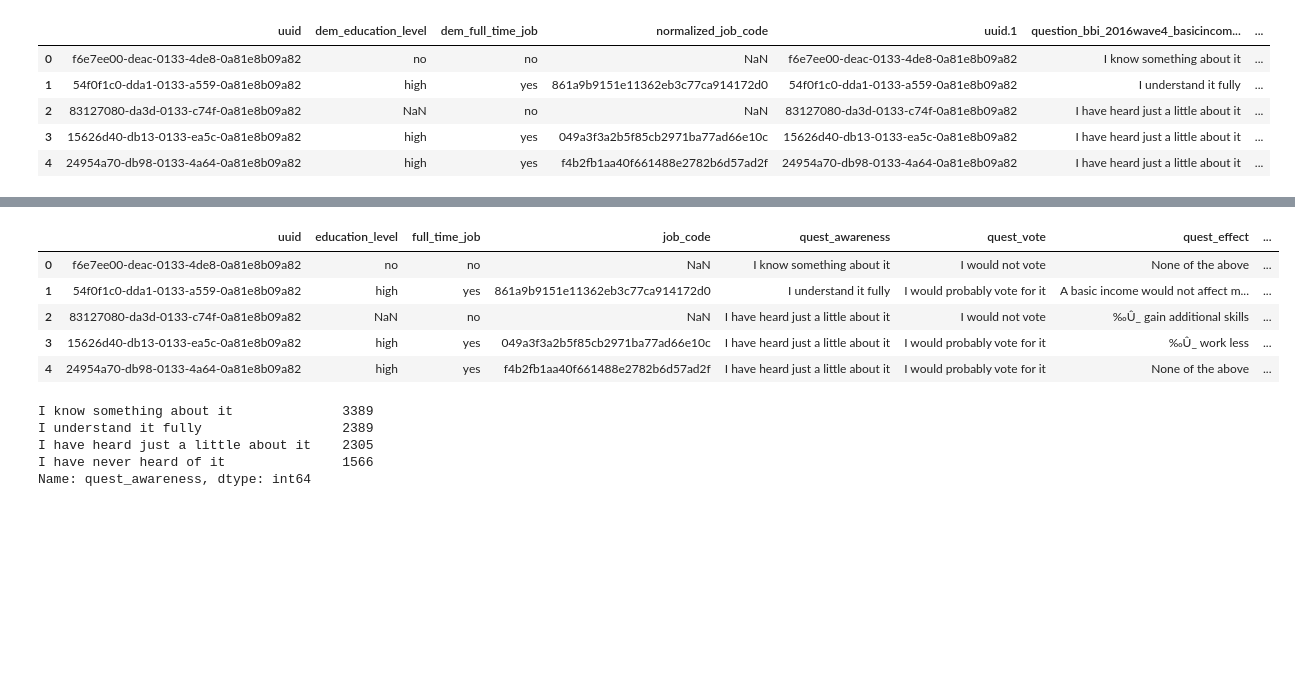
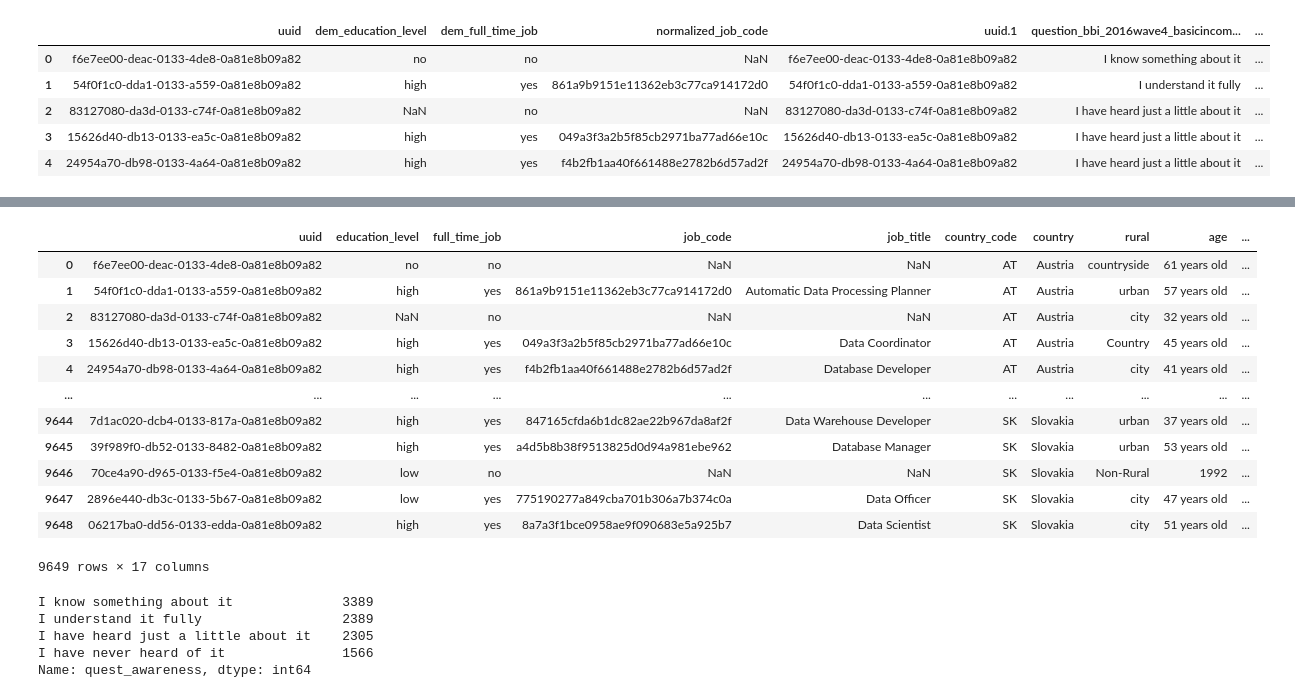
Before and after one commit to juankmp/Project_1_0420_JuanMunoz, a Jupyter notebook: notebooks/wrangling.ipynb, the cells around one changed output, grey strips where cells are left out. Drawn from its saved outputs; the diff is of its cells as text; code cells hidden in the pictures; blank space fills up the shorter version.

```diff
--- a/notebooks/wrangling.ipynb
+++ b/notebooks/wrangling.ipynb
@@ -34,36 +57,48 @@ new_names_list = ['uuid','education_level','full_time_job','job_code',
 'age',
 'gender',
 'has_children',
-'age_group']
+'age_group',
+'job_title',
+'job_title_normalized',
+'country',
+'population']
 
 df_all.columns = new_names_list
-
-
-#filtering data needed
-
-filter_list = ['uuid','education_level','full_time_job','job_code',
-'quest_awareness',
-'quest_vote',
-'quest_effect',
-'quest_arguments_for',
-'quest_arguments_against',
-'country_code',
-'rural',
-'age',
-'gender',
-'has_children',
-'age_group']
-
-df_all = df_all[filter_list]
+# %%
+#filtering data needed
+
+filter_list = ['uuid','education_level','full_time_job','job_code',
+'job_title',
+'country_code',
+'country',
+'rural',
+'age',
+'gender',
+'has_children',
+'age_group',
+'quest_awareness',
+'quest_vote',
+'quest_effect',
+'quest_arguments_for',
+'quest_arguments_against']
+
+df_all = df_all[filter_list]
 # %%
-df_all.head()
+df_all
 # %% [output]
-|  | uuid | education_level | full_time_job | job_code | quest_awareness | quest_vote | quest_effect | ... |
-| 0 | f6e7ee00-deac-0133-4de8-0a81e8b09a82 | no | no | NaN | I know something about it | I would not vote | None of the above | ... |
-| 1 | 54f0f1c0-dda1-0133-a559-0a81e8b09a82 | high | yes | 861a9b9151e11362eb3c77ca914172d0 | I understand it fully | I would probably vote for it | A basic income would not affect m... | ... |
-| 2 | 83127080-da3d-0133-c74f-0a81e8b09a82 | NaN | no | NaN | I have heard just a little about it | I would not vote | ‰Û_ gain additional skills | ... |
-| 3 | 15626d40-db13-0133-ea5c-0a81e8b09a82 | high | yes | 049a3f3a2b5f85cb2971ba77ad66e10c | I have heard just a little about it | I would probably vote for it | ‰Û_ work less | ... |
-| 4 | 24954a70-db98-0133-4a64-0a81e8b09a82 | high | yes | f4b2fb1aa40f661488e2782b6d57ad2f | I have heard just a little about it | I would probably vote for it | None of the above | ... |
+|  | uuid | education_level | full_time_job | job_code | job_title | country_code | country | rural | age | ... |
+| 0 | f6e7ee00-deac-0133-4de8-0a81e8b09a82 | no | no | NaN | NaN | AT | Austria | countryside | 61 years old | ... |
+| 1 | 54f0f1c0-dda1-0133-a559-0a81e8b09a82 | high | yes | 861a9b9151e11362eb3c77ca914172d0 | Automatic Data Processing Planner | AT | Austria | urban | 57 years old | ... |
+| 2 | 83127080-da3d-0133-c74f-0a81e8b09a82 | NaN | no | NaN | NaN | AT | Austria | city | 32 years old | ... |
+| 3 | 15626d40-db13-0133-ea5c-0a81e8b09a82 | high | yes | 049a3f3a2b5f85cb2971ba77ad66e10c | Data Coordinator | AT | Austria | Country | 45 years old | ... |
+| 4 | 24954a70-db98-0133-4a64-0a81e8b09a82 | high | yes | f4b2fb1aa40f661488e2782b6d57ad2f | Database Developer | AT | Austria | city | 41 years old | ... |
+| ... | ... | ... | ... | ... | ... | ... | ... | ... | ... | ... |
+| 9644 | 7d1ac020-dcb4-0133-817a-0a81e8b09a82 | high | yes | 847165cfda6b1dc82ae22b967da8af2f | Data Warehouse Developer | SK | Slovakia | urban | 37 years old | ... |
+| 9645 | 39f989f0-db52-0133-8482-0a81e8b09a82 | high | yes | a4d5b8b38f9513825d0d94a981ebe962 | Database Manager | SK | Slovakia | urban | 53 years old | ... |
+| 9646 | 70ce4a90-d965-0133-f5e4-0a81e8b09a82 | low | no | NaN | NaN | SK | Slovakia | Non-Rural | 1992 | ... |
+| 9647 | 2896e440-db3c-0133-5b67-0a81e8b09a82 | low | yes | 775190277a849cba701b306a7b374c0a | Data Officer | SK | Slovakia | city | 47 years old | ... |
+| 9648 | 06217ba0-dd56-0133-edda-0a81e8b09a82 | high | yes | 8a7a3f1bce0958ae9f090683e5a925b7 | Data Scientist | SK | Slovakia | city | 51 years old | ... |
+9649 rows × 17 columns
 # %%
 #Changing in education_level
 
```
Also changed, not shown: parts of 12 cells of this notebook, 16 other files.
